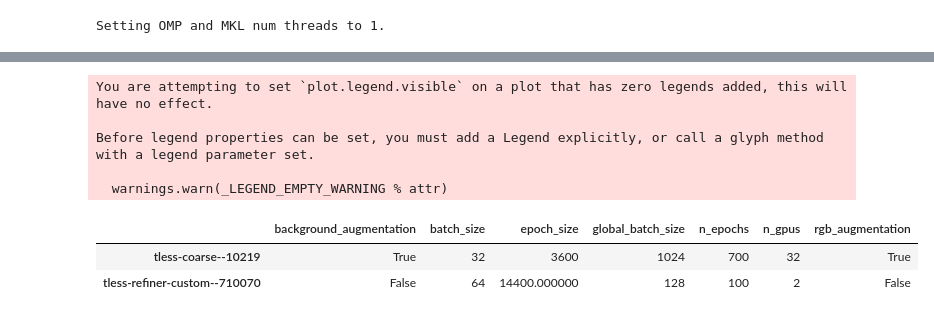
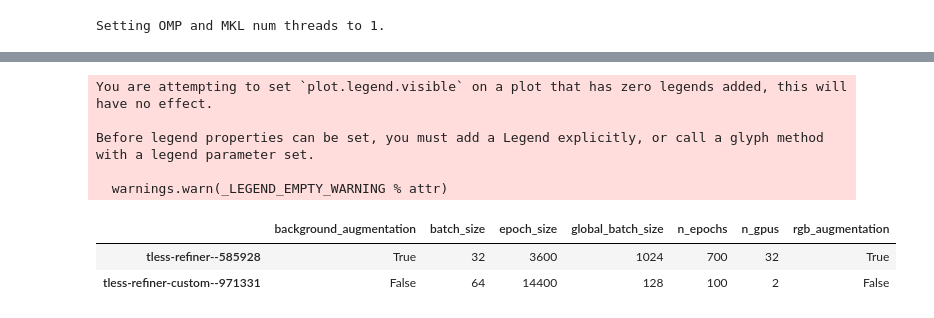
Before and after one commit to MikaYeghi/cosypose, a Jupyter notebook: paper_training_logs.ipynb, the cells around one changed output, grey strips where cells are left out. Saved outputs shown, nothing was run; the diff lists cells and outputs as text; code cells hidden in the pictures.

```diff
--- a/paper_training_logs.ipynb
+++ b/paper_training_logs.ipynb
@@ -11,37 +11,37 @@ Setting OMP and MKL num threads to 1.
 # %%
 # T-LESS
 run_ids = [
-    'tless-coarse--10219',
-    # 'tless-refiner--585928',
-    # 'tless-refiner-custom--899415',
-    'tless-refiner-custom--710070'
+    # 'tless-coarse--10219',
+    'tless-refiner--585928',
+    # 'tless-refiner-custom--710070',
+    'tless-refiner-custom--971331'
 ]
 plotter = Plotter(log_dir)
 plotter.load_logs(run_ids)
 
 plotter.plot_train_fields(['train_loss_TCO', 'val_loss_TCO'], semilogy=True, title='TCO')
 
 plotter.plot_eval_field('pix2pose_detections/coarse/iteration=1/ADD-S/0.1d',
                         title='ADD-S/0.1d', y_range=[0.0, 0.9], new_row=True)
 
 plotter.plot_eval_field('pix2pose_coarse/refiner/iteration=1/ADD-S/0.1d', datasets='auto',
                         title='ADD-S/0.1d', y_range=[0.0, 0.9], new_row=False)
 
 
 plotter.plot_train_fields(['grad_norm', ], semilogy=True, title='grad', new_row=True)
 
 plotter.plot_train_fields(['learning_rate'], semilogy=False, title='lr', new_row=True)
 plotter.plot_train_fields(['time_forward', 'time_backward', 'time_data'], title='time')
 
 plotter.show_configs()
 plotter.show()
 # %% [output]
 [interactive output not drawn]
 You are attempting to set `plot.legend.visible` on a plot that has zero legends added, this will have no effect.
 
 Before legend properties can be set, you must add a Legend explicitly, or call a glyph method with a legend parameter set.
 
   warnings.warn(_LEGEND_EMPTY_WARNING % attr)
 |  | background_augmentation | batch_size | epoch_size | global_batch_size | n_epochs | n_gpus | rgb_augmentation |
-| tless-coarse--10219 | True | 32 | 3600 | 1024 | 700 | 32 | True |
-| tless-refiner-custom--710070 | False | 64 | 14400.000000 | 128 | 100 | 2 | False |
+| tless-refiner--585928 | True | 32 | 3600 | 1024 | 700 | 32 | True |
+| tless-refiner-custom--971331 | False | 64 | 14400 | 128 | 100 | 2 | False |
```
Also changed, not shown: parts of 1 cell of this notebook, 4 other files.
